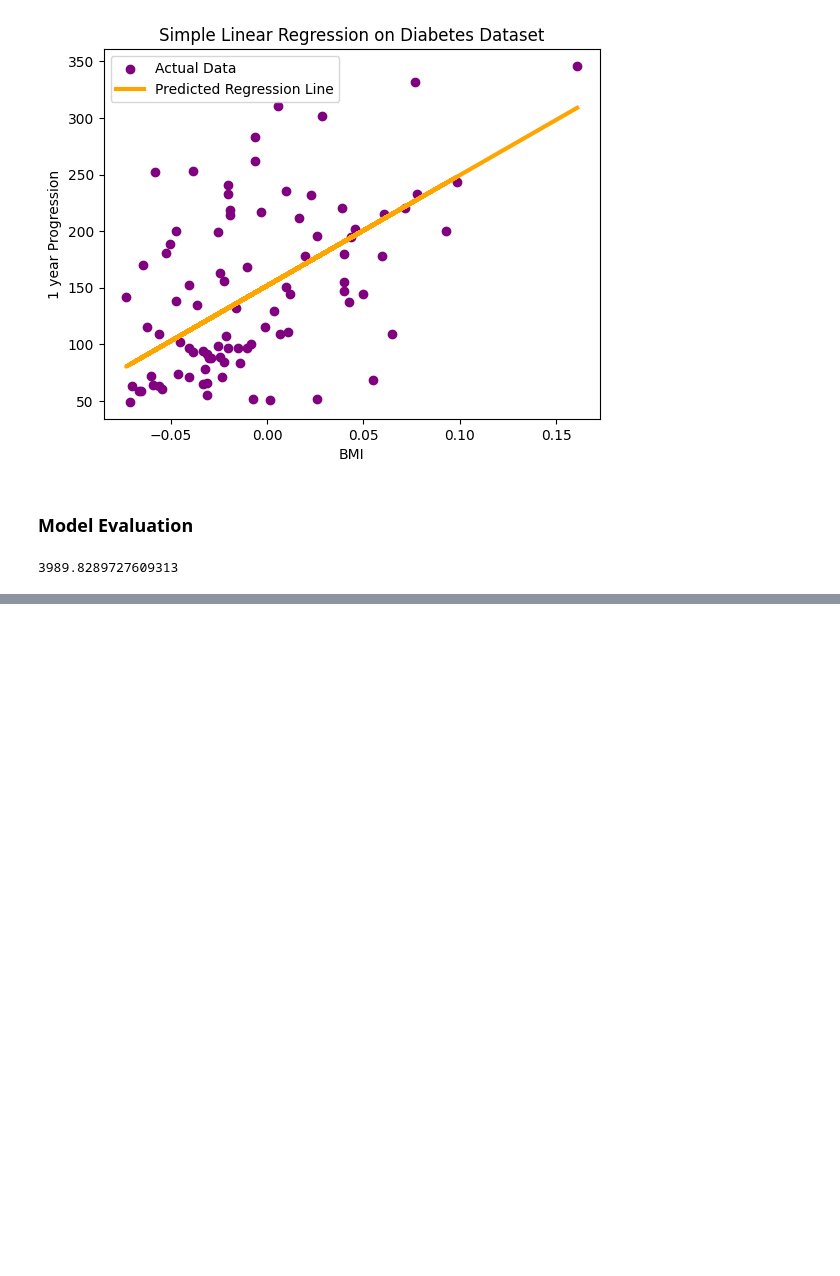
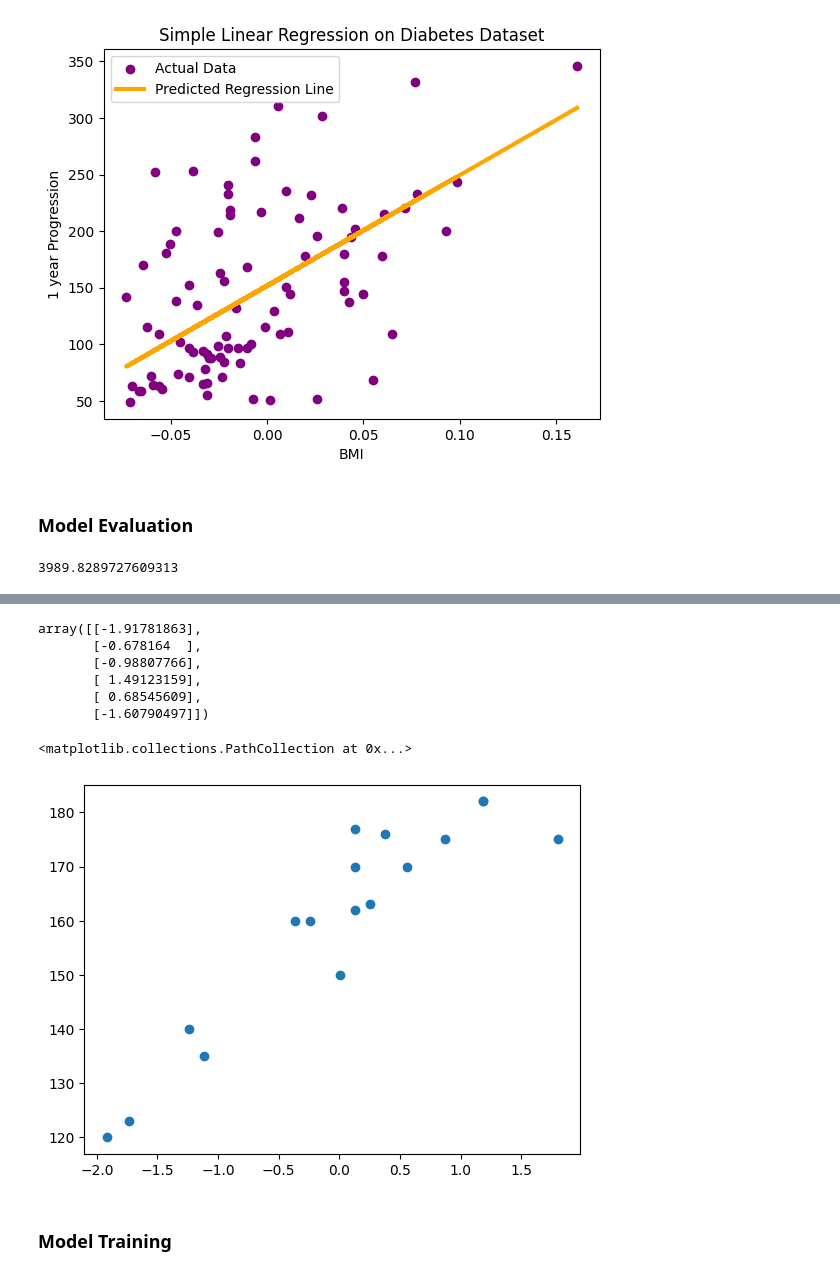
Before and after one commit to prA-G/Machine-Learning, a Jupyter notebook: Regression/2. SLR implemnetation.ipynb, the cells around one changed output, grey strips where cells are left out. Cells and saved outputs as stored; diff of their text form; code cells hidden in the pictures; blank space fills up the shorter version.

```diff
--- a/Regression/2. SLR implemnetation.ipynb
+++ b/Regression/2. SLR implemnetation.ipynb
@@ -287,0 +353,2 @@ mean_squared_error(y_test, y_pred)
+# %%
+X_train, X_test, y_train, y_test = train_test_split(X, y, test_size = 0.25, random_state=1)
@@ -287,0 +391,3 @@ mean_squared_error(y_test, y_pred)
+# %%
+scaler = StandardScaler()
+scaler
@@ -287,0 +422,3 @@ mean_squared_error(y_test, y_pred)
+# %%
+X_train = scaler.fit_transform(X_train)  #fit_transform on train data
+X_test = scaler.transform(X_test)      #transform on test data
@@ -287,0 +445,16 @@ mean_squared_error(y_test, y_pred)
+# %%
+X_test
+# %% [output]
+array([[-1.91781863],
+       [-0.678164  ],
+       [-0.98807766],
+       [ 1.49123159],
+       [ 0.68545609],
+       [-1.60790497]])
+# %%
+plt.scatter(X_train, y_train)
+# %% [output]
+<matplotlib.collections.PathCollection at 0x...>
+[figure, added]
+# %% [markdown]
+### Model Training
```
Also changed, not shown: parts of 59 cells of this notebook, 1 other file.
